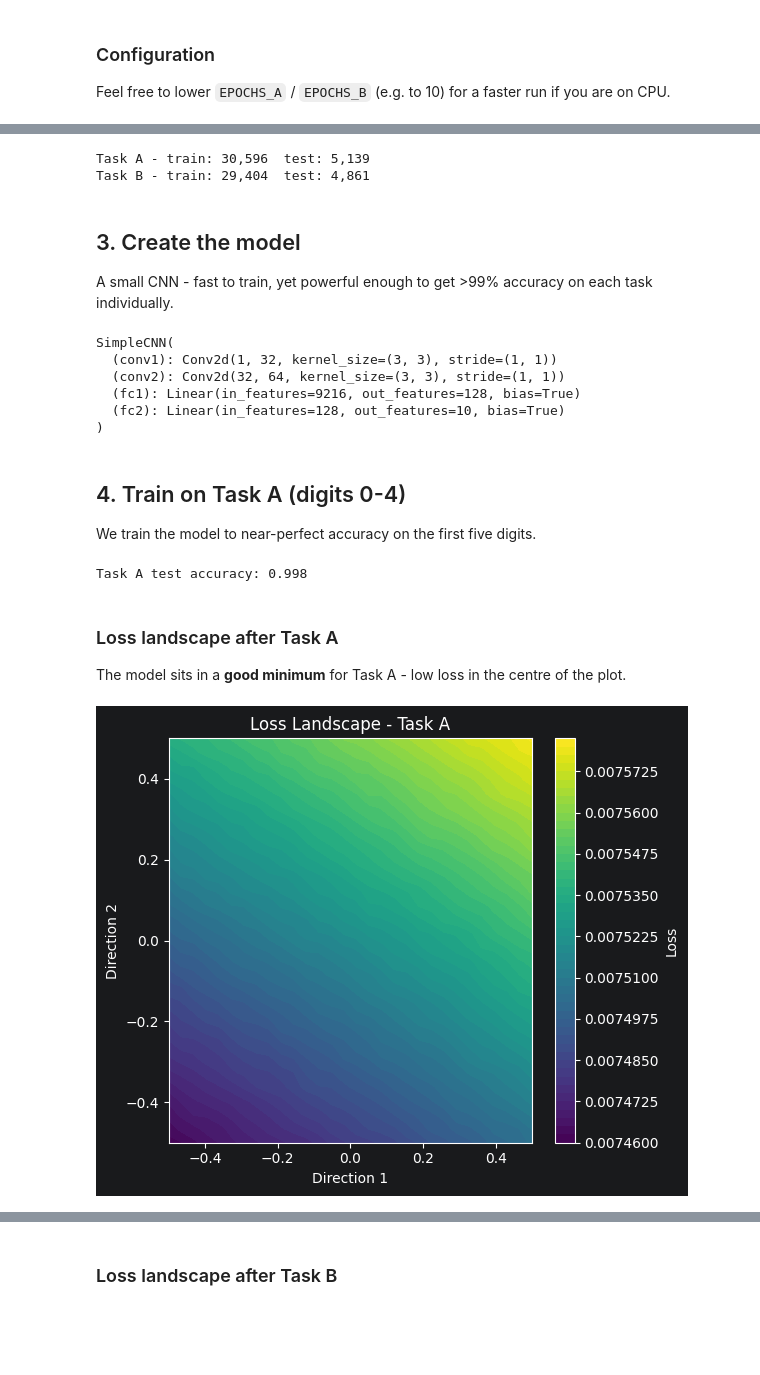
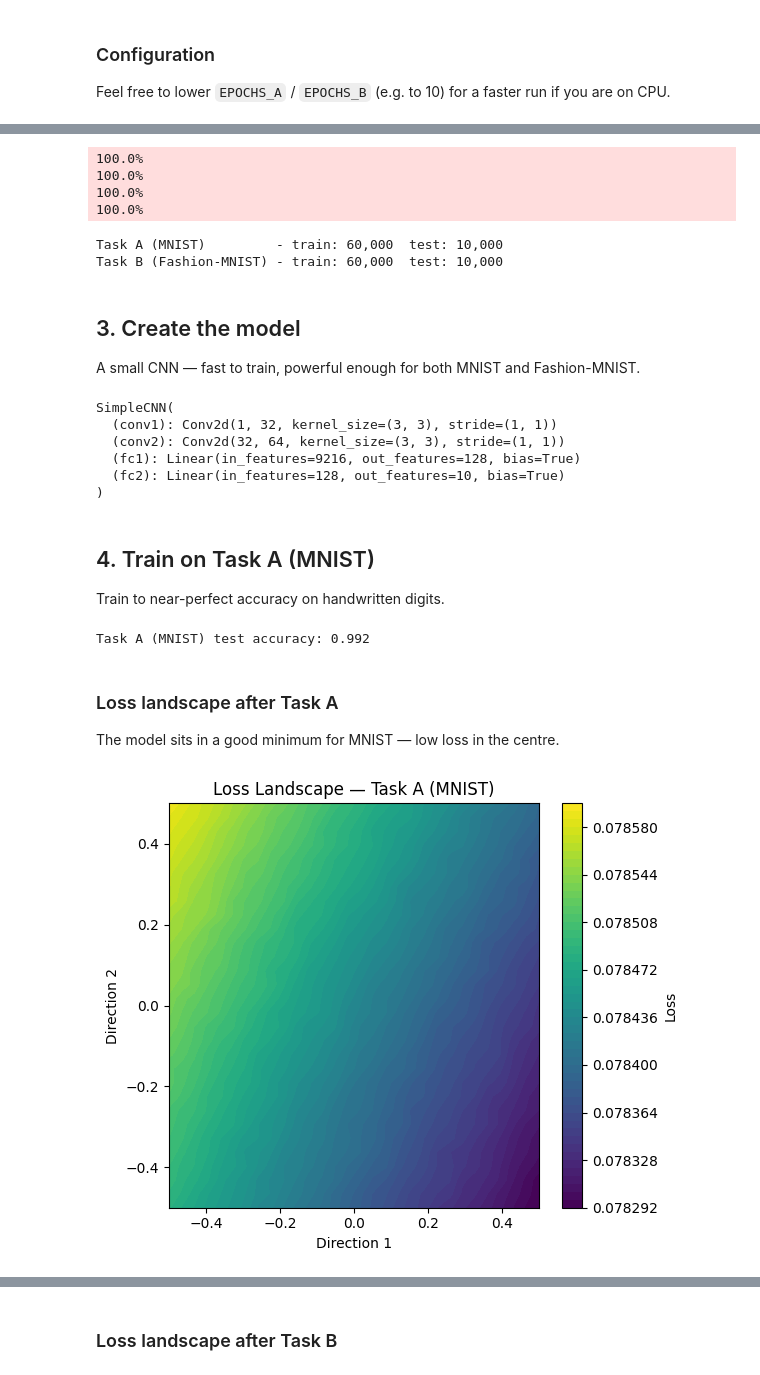
Before and after one commit to SaptarshiSarkar12/continual-learning, a Jupyter notebook: catastrophic_forgetting/notebook.ipynb, the cells around one changed output, grey strips where cells are left out. Saved outputs shown, nothing was run; the diff lists cells and outputs as text; code cells hidden in the pictures; blank space fills up the shorter version.

```diff
--- a/catastrophic_forgetting/notebook.ipynb
+++ b/catastrophic_forgetting/notebook.ipynb
@@ -53,23 +62,23 @@ We split MNIST into two non-overlapping groups so the model never sees both task
 # %%
-trainA = DataLoader(get_mnist_split([0, 1, 2, 3, 4], train=True),
-                    batch_size=BATCH_SIZE, shuffle=True)
-testA  = DataLoader(get_mnist_split([0, 1, 2, 3, 4], train=False),
-                    batch_size=256)
+trainA = DataLoader(get_mnist(train=True), batch_size=BATCH_SIZE, shuffle=True)
+testA  = DataLoader(get_mnist(train=False), batch_size=256)
 
-trainB = DataLoader(get_mnist_split([5, 6, 7, 8, 9], train=True),
-                    batch_size=BATCH_SIZE, shuffle=True)
-testB  = DataLoader(get_mnist_split([5, 6, 7, 8, 9], train=False),
-                    batch_size=256)
+trainB = DataLoader(get_fashion_mnist(train=True), batch_size=BATCH_SIZE, shuffle=True)
+testB  = DataLoader(get_fashion_mnist(train=False), batch_size=256)
 
-print(f"Task A - train: {len(trainA.dataset):,}  test: {len(testA.dataset):,}")
-print(f"Task B - train: {len(trainB.dataset):,}  test: {len(testB.dataset):,}")
+print(f"Task A (MNIST)         - train: {len(trainA.dataset):,}  test: {len(testA.dataset):,}")
+print(f"Task B (Fashion-MNIST) - train: {len(trainB.dataset):,}  test: {len(testB.dataset):,}")
 # %% [output]
-Task A - train: 30,596  test: 5,139
-Task B - train: 29,404  test: 4,861
+100.0%
+100.0%
+100.0%
+100.0%
+Task A (MNIST)         - train: 60,000  test: 10,000
+Task B (Fashion-MNIST) - train: 60,000  test: 10,000
 # %% [markdown]
 ## 3. Create the model
 
-A small CNN - fast to train, yet powerful enough to get >99% accuracy on each task individually.
+A small CNN — fast to train, powerful enough for both MNIST and Fashion-MNIST.
 # %%
 model = SimpleCNN().to(device)
 criterion = nn.CrossEntropyLoss()
@@ -84,25 +93,25 @@ SimpleCNN(
   (fc2): Linear(in_features=128, out_features=10, bias=True)
 )
 # %% [markdown]
-## 4. Train on Task A (digits 0-4)
+## 4. Train on Task A (MNIST)
 
-We train the model to near-perfect accuracy on the first five digits.
+Train to near-perfect accuracy on handwritten digits.
 # %%
 snapshots = []
 accA, lossA, _ = train_and_log(model, trainA, optimizer, criterion,
-                            EPOCHS_A, snapshots=snapshots)
+                               EPOCHS_A, snapshots=snapshots)
 accA_before = evaluate(model, testA)
-print(f"\nTask A test accuracy: {accA_before:.3f}")
+print(f"\nTask A (MNIST) test accuracy: {accA_before:.3f}")
 # %% [output]
-Task A test accuracy: 0.998
+Task A (MNIST) test accuracy: 0.992
 # %% [markdown]
 ### Loss landscape after Task A
 
-The model sits in a **good minimum** for Task A - low loss in the centre of the plot.
+The model sits in a good minimum for MNIST — low loss in the centre.
 # %%
 landscape_A = compute_loss_landscape(model, criterion, testA)
-plot_loss_landscape(landscape_A, title="Loss Landscape - Task A", cmap="viridis")
+plot_loss_landscape(landscape_A, title="Loss Landscape — Task A (MNIST)", cmap="viridis")
 plt.show()
 # %% [output]
-[figure, old version]
+[figure, new version]
 # %% [markdown]
```
Also changed, not shown: parts of 17 cells of this notebook, 11 other files.
